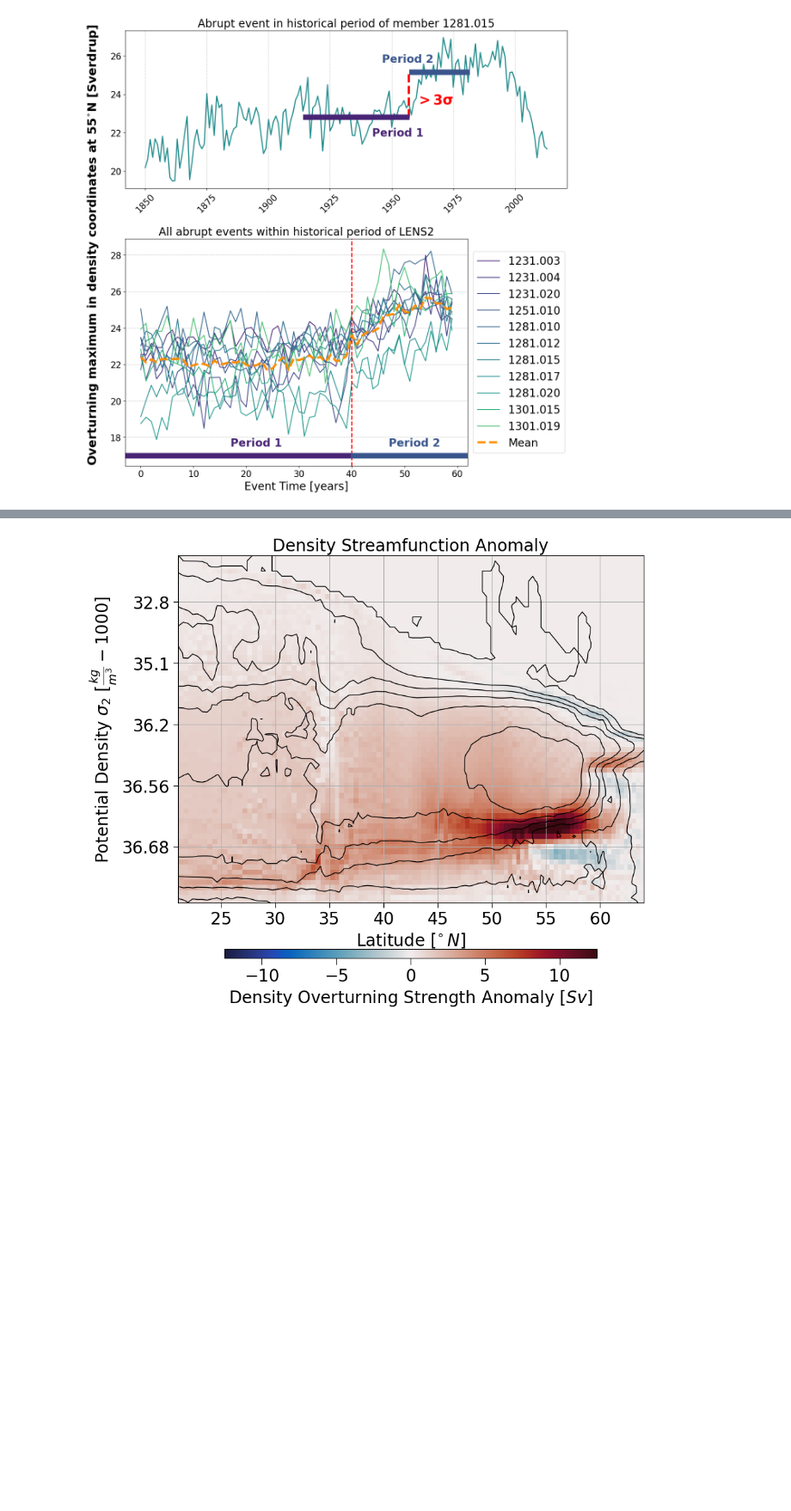
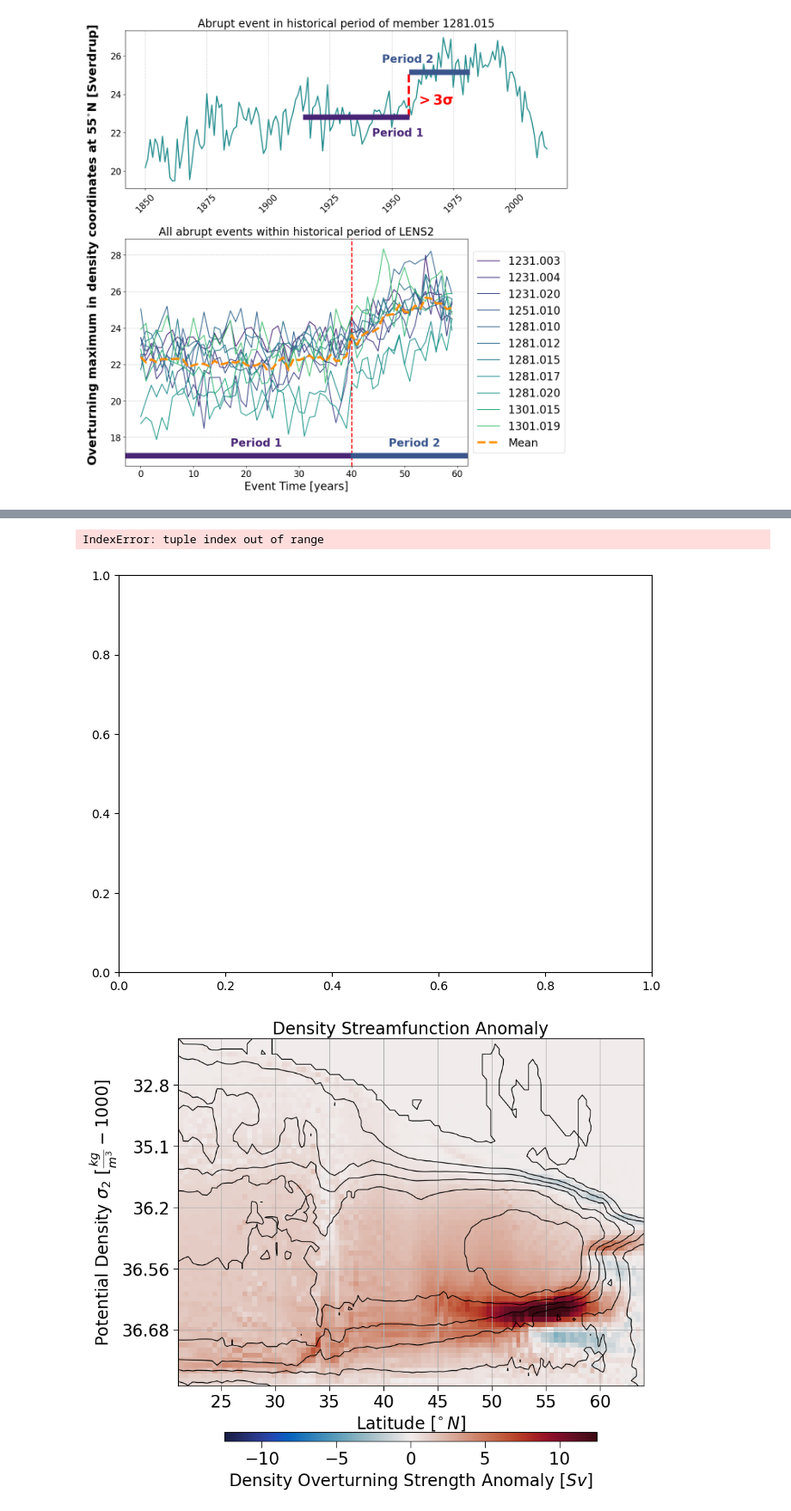
Before and after one commit to inagler/current, a Jupyter notebook: Figures_paper.ipynb, the cells around one changed output, grey strips where cells are left out. Shown at 86% size. Cells and saved outputs as stored; diff of their text form; code cells hidden in the pictures; blank space fills up the shorter version.

```diff
--- a/Figures_paper.ipynb
+++ b/Figures_paper.ipynb
@@ -266,3 +318,16 @@ Data variables:
+# %%
+plt.figure(figsize=(8, 6))
+plt.pcolormesh(ds_ps.TLAT.isel(nlat=slice(250, 365)), len(density_classes), anom_smoc_ds.densMOC, cmap='viridis')
+plt.colorbar(label='Data')
+plt.ylabel('Density')
+#plt.yticks(density_midpoints, [f"{density_classes[i]}-{density_classes[i+1]}" for i in range(len(density_classes) - 1)])
+plt.xlabel('Latitude')
+plt.title('2D Data Array with Scaled Y-Axis')
+plt.grid(False)
+plt.show()
+# %% [output]
+IndexError: tuple index out of range
+[figure, added]
 # %%
 vmin = -12.5
 vmax = -vmin
```
Also changed, not shown: parts of 22 cells of this notebook, 8 other files.
